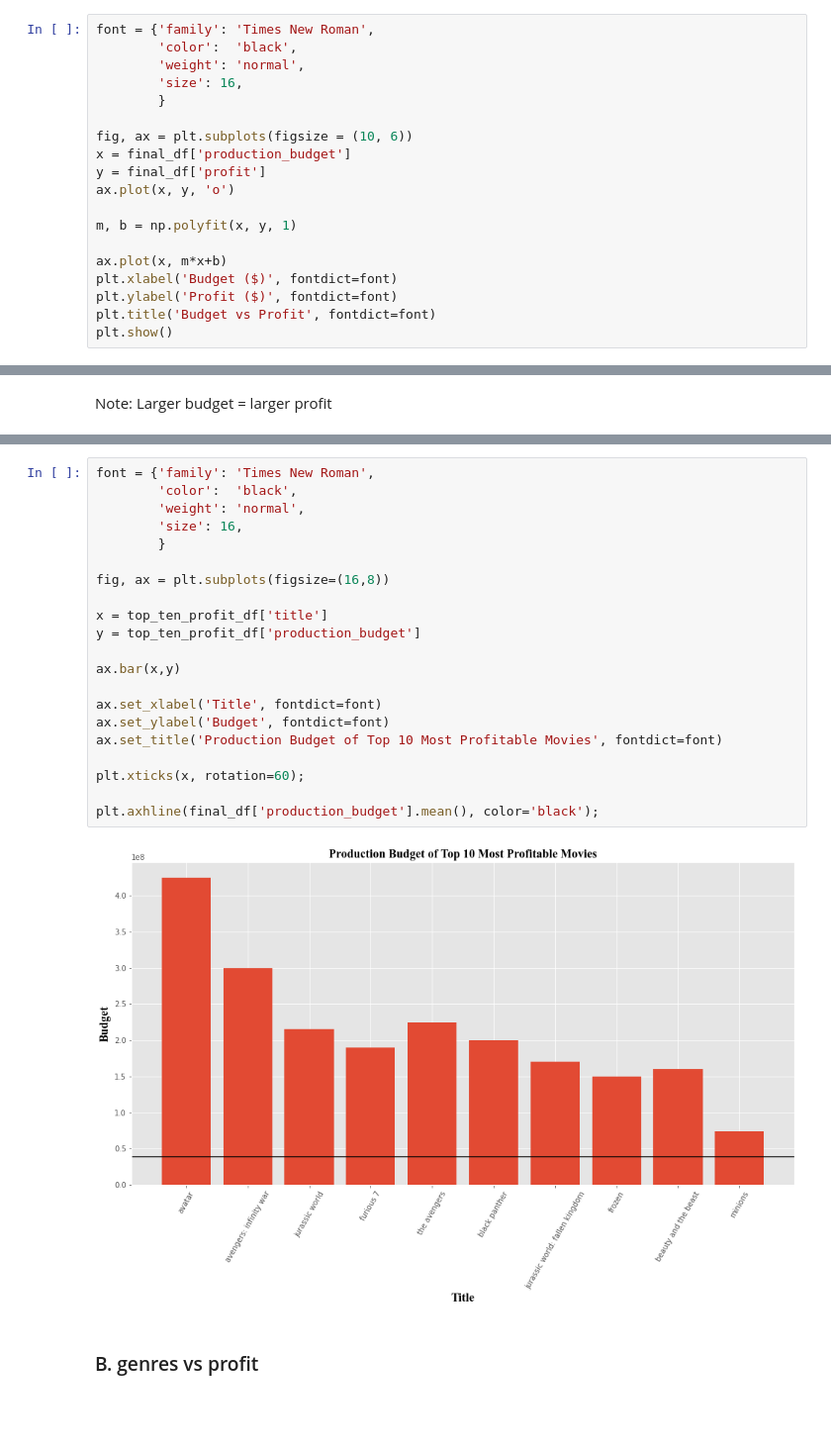
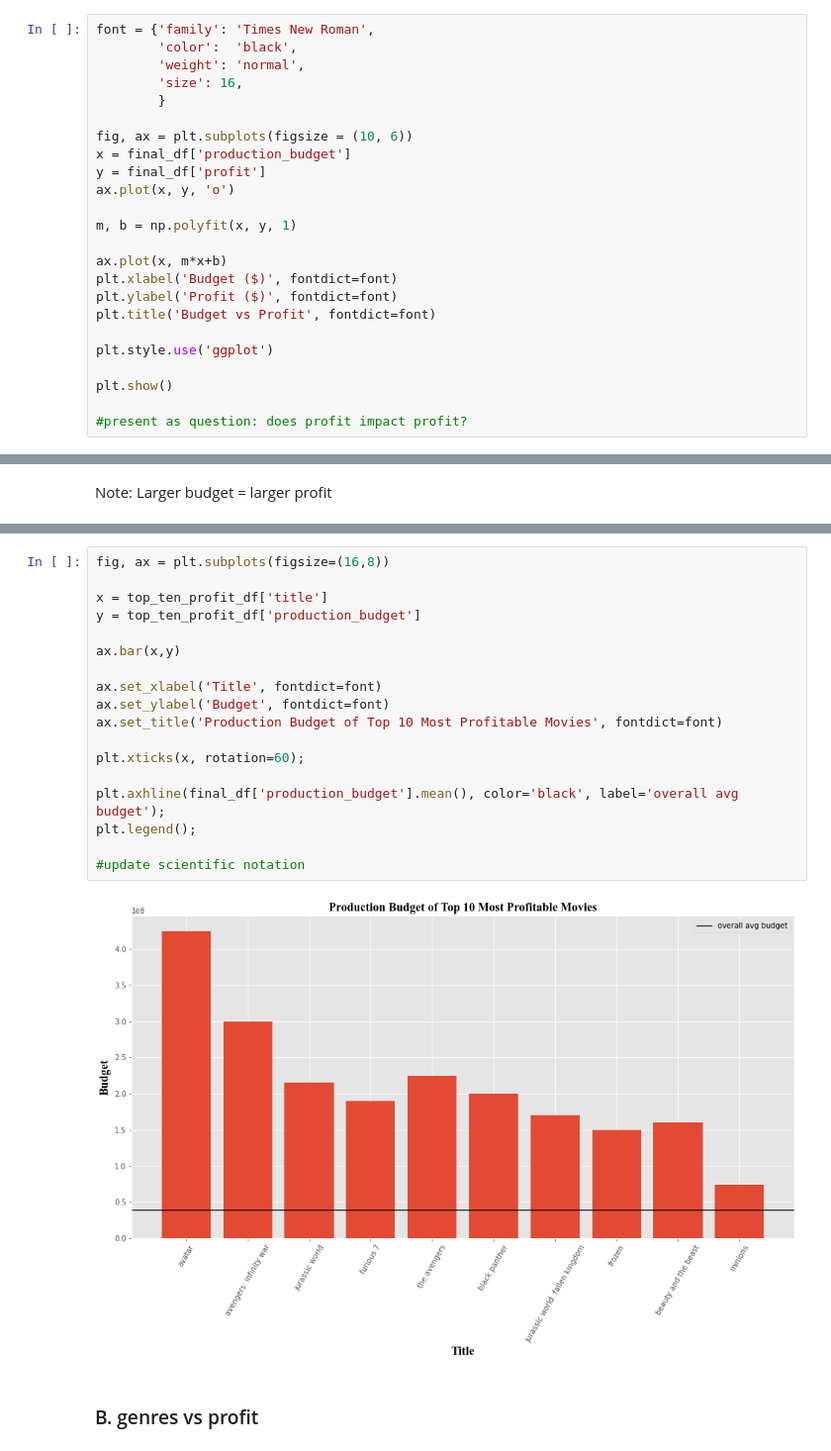
Before and after one commit to dquillao/dsc-mod-1-project-v2-1-online-ds-sp-000, a Jupyter notebook: Technical Notebook.ipynb, the cells around one changed output, grey strips where cells are left out. Shown at 99% size. Drawn from its saved outputs; the diff is of its cells as text; blank space fills up the shorter version.

```diff
--- a/Technical Notebook.ipynb
+++ b/Technical Notebook.ipynb
@@ -828,6 +828,11 @@ ax.plot(x, m*x+b)
 plt.xlabel('Budget ($)', fontdict=font)
 plt.ylabel('Profit ($)', fontdict=font)
 plt.title('Budget vs Profit', fontdict=font)
+
+plt.style.use('ggplot')
+
 plt.show()
+
+#present as question: does profit impact profit?
 # %% [output]
 [figure]
@@ -851,28 +877,25 @@ top_ten_profit_df
 | 173 | 2017-03-17 | beauty and the beast | 160000000 | 504014165 | 1259199706 | en | ... |
 | 1165 | 2015-07-10 | minions | 74000000 | 336045770 | 1160336173 | en | ... |
 # %%
-font = {'family': 'Times New Roman',
-        'color':  'black',
-        'weight': 'normal',
-        'size': 16,
-        }
-
 fig, ax = plt.subplots(figsize=(16,8))
 
 x = top_ten_profit_df['title']
 y = top_ten_profit_df['production_budget']
 
 ax.bar(x,y)
 
 ax.set_xlabel('Title', fontdict=font)
 ax.set_ylabel('Budget', fontdict=font)
 ax.set_title('Production Budget of Top 10 Most Profitable Movies', fontdict=font)
 
 plt.xticks(x, rotation=60);
 
-plt.axhline(final_df['production_budget'].mean(), color='black');
+plt.axhline(final_df['production_budget'].mean(), color='black', label='overall avg budget');
+plt.legend();
+
+#update scientific notation
 # %% [output]
-[figure, old version]
+[figure, new version]
 # %% [markdown]
 ### B. genres vs profit
 # %%
```
Also changed, not shown: parts of 9 cells of this notebook.
